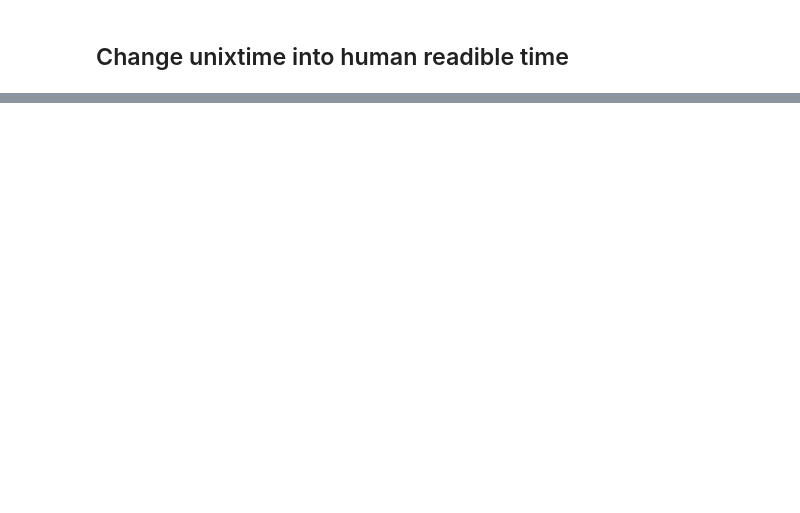
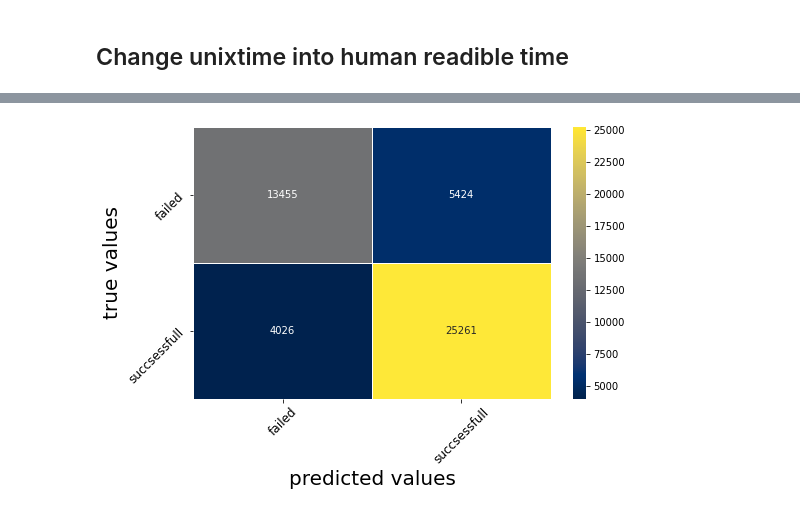
Before and after one commit to AIMPED/ML_Classification_Kickstarter, a Jupyter notebook: ML_Classification_Kickstarter_TR.ipynb, the cells around one changed output, grey strips where cells are left out. Cells and saved outputs as stored; diff of their text form; code cells hidden in the pictures; blank space fills up the shorter version.

```diff
--- a/ML_Classification_Kickstarter_TR.ipynb
+++ b/ML_Classification_Kickstarter_TR.ipynb
@@ -230,0 +222,3 @@ df[df.friends.isna()==False]
+# %%
+X = df[features]
+y = df[target]
@@ -230,0 +241,3 @@ df[df.friends.isna()==False]
+# %%
+rfc = RandomForestClassifier()
+rfc.fit(X_train,y_train.values.ravel());
@@ -230,0 +246,2 @@ df[df.friends.isna()==False]
+# %%
+y_pred = rfc.predict(X_test)
@@ -230,0 +261,19 @@ df[df.friends.isna()==False]
+# %%
+# create confusion matrix
+cm = confusion_matrix(y_test,y_pred)
+
+# define figure size
+fig, ax = plt.subplots()
+
+# plot heatmap
+sns.heatmap(cm, cmap='cividis',ax=ax, annot=True, fmt='d', linewidths=.5)
+
+# adjust figure
+ax.set_xticklabels(['failed','succsessfull'])
+ax.set_yticklabels(['failed','succsessfull'])
+plt.xticks(rotation=45, fontsize=12)
+plt.yticks(rotation=45, fontsize=12)
+plt.xlabel('predicted values',fontsize=20)
+plt.ylabel('true values',fontsize=20);
+# %% [output]
+[figure, added]
```
Also changed, not shown: parts of 83 cells of this notebook.
